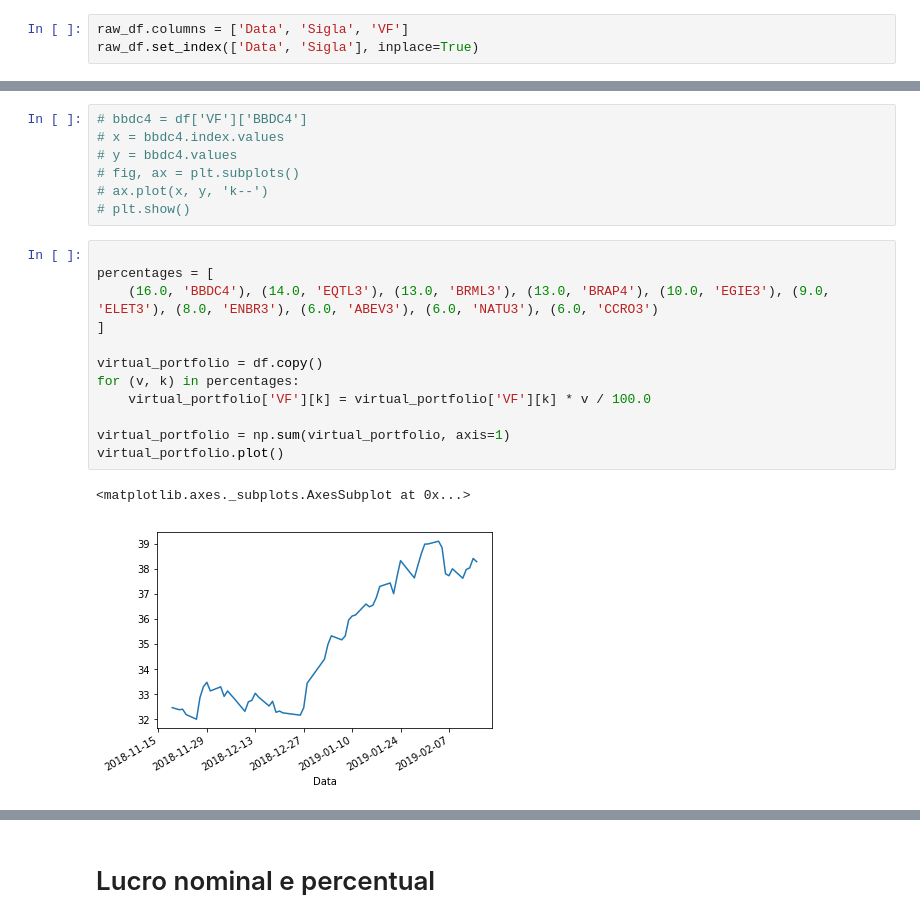
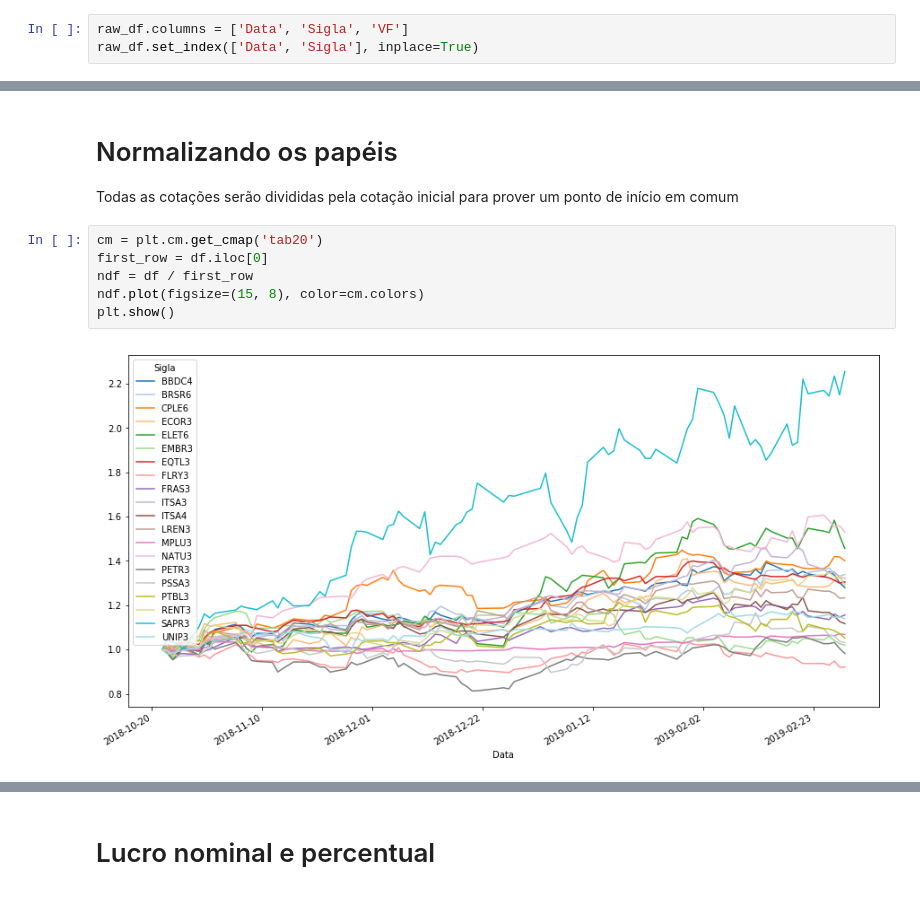
Before and after one commit to mateusquaresma/portfolio-manager, a Jupyter notebook: Visualizador do Moneta.ipynb, the cells around one changed output, grey strips where cells are left out. Cells and saved outputs as stored; diff of their text form.

```diff
--- a/Visualizador do Moneta.ipynb
+++ b/Visualizador do Moneta.ipynb
@@ -73,22 +96,11 @@ for label in df['VF']:
-# %%
-# bbdc4 = df['VF']['BBDC4']
-# x = bbdc4.index.values
-# y = bbdc4.values
-# fig, ax = plt.subplots()
-# ax.plot(x, y, 'k--')
-# plt.show()
-# %%
-
-percentages = [
-    (16.0, 'BBDC4'), (14.0, 'EQTL3'), (13.0, 'BRML3'), (13.0, 'BRAP4'), (10.0, 'EGIE3'), (9.0, 'ELET3'), (8.0, 'ENBR3'), (6.0, 'ABEV3'), (6.0, 'NATU3'), (6.0, 'CCRO3')
-]
-
-virtual_portfolio = df.copy()
-for (v, k) in percentages:
-    virtual_portfolio['VF'][k] = virtual_portfolio['VF'][k] * v / 100.0
-
-virtual_portfolio = np.sum(virtual_portfolio, axis=1)
-virtual_portfolio.plot()
-# %% [output]
-<matplotlib.axes._subplots.AxesSubplot at 0x...>
-[figure, removed]
+# %% [markdown]
+# Normalizando os papéis
+Todas as cotações serão divididas pela cotação inicial para prover um ponto de início em comum
+# %%
+cm = plt.cm.get_cmap('tab20')
+first_row = df.iloc[0]
+ndf = df / first_row
+ndf.plot(figsize=(15, 8), color=cm.colors)
+plt.show()
+# %% [output]
+[figure, added]
```
Also changed, not shown: parts of 10 cells of this notebook.
